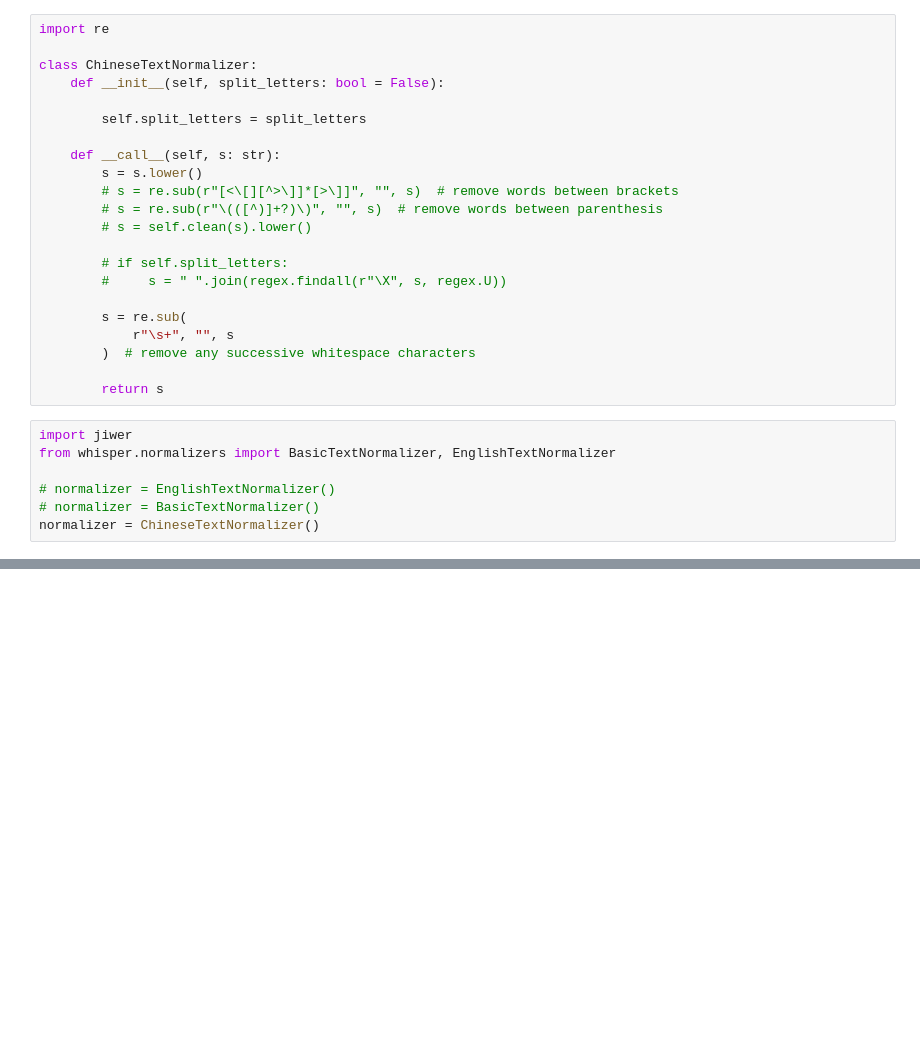
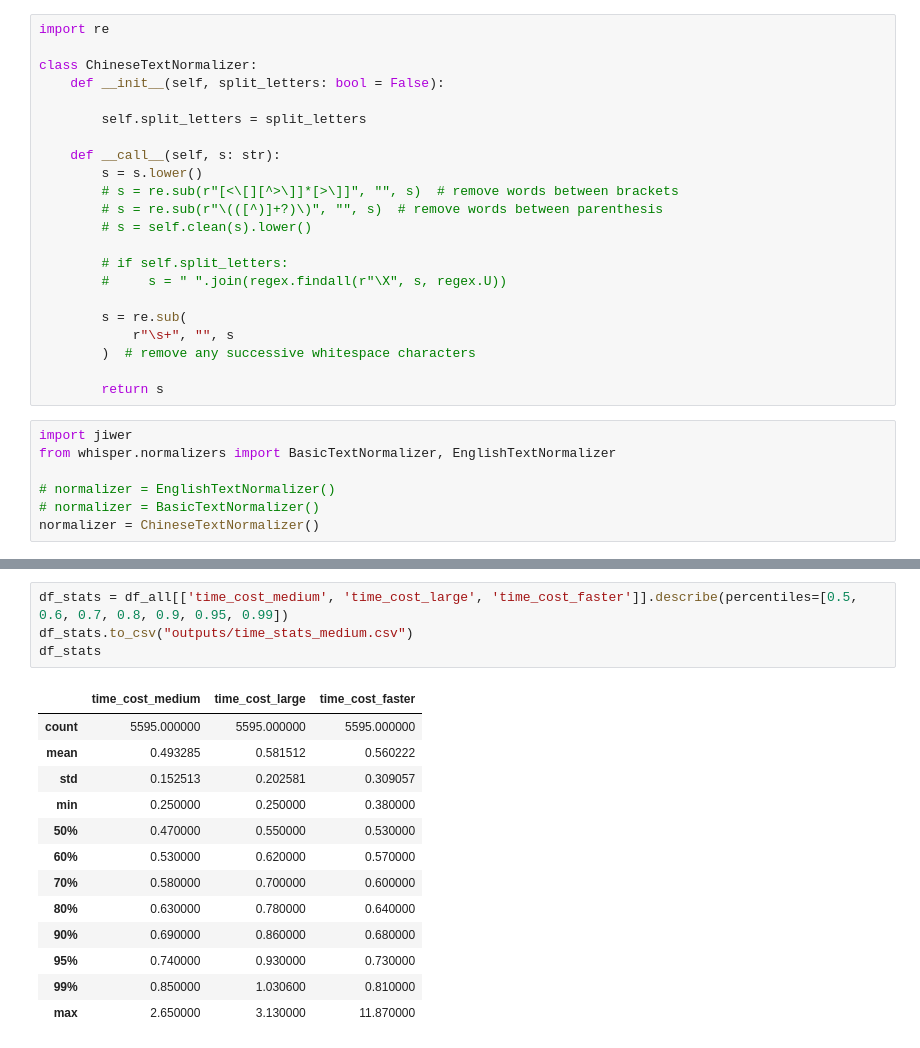
Before and after one commit to Chevolier/whisper, a Jupyter notebook: test.ipynb, the cells around one changed output, grey strips where cells are left out. Drawn from its saved outputs; the diff is of its cells as text; blank space fills up the shorter version.

```diff
--- a/test.ipynb
+++ b/test.ipynb
@@ -391,0 +381,18 @@ df_all[['time_cost_medium', 'time_cost_large', 'time_cost_faster']].describe(per
+# %%
+df_stats = df_all[['time_cost_medium', 'time_cost_large', 'time_cost_faster']].describe(percentiles=[0.5, 0.6, 0.7, 0.8, 0.9, 0.95, 0.99])
+df_stats.to_csv("outputs/time_stats_medium.csv")
+df_stats
+# %% [output]
+|  | time_cost_medium | time_cost_large | time_cost_faster |
+| count | 5595.000000 | 5595.000000 | 5595.000000 |
+| mean | 0.493285 | 0.581512 | 0.560222 |
+| std | 0.152513 | 0.202581 | 0.309057 |
+| min | 0.250000 | 0.250000 | 0.380000 |
+| 50% | 0.470000 | 0.550000 | 0.530000 |
+| 60% | 0.530000 | 0.620000 | 0.570000 |
+| 70% | 0.580000 | 0.700000 | 0.600000 |
+| 80% | 0.630000 | 0.780000 | 0.640000 |
+| 90% | 0.690000 | 0.860000 | 0.680000 |
+| 95% | 0.740000 | 0.930000 | 0.730000 |
+| 99% | 0.850000 | 1.030600 | 0.810000 |
+| max | 2.650000 | 3.130000 | 11.870000 |
```
Also changed, not shown: parts of 11 cells of this notebook, 17 other files.
